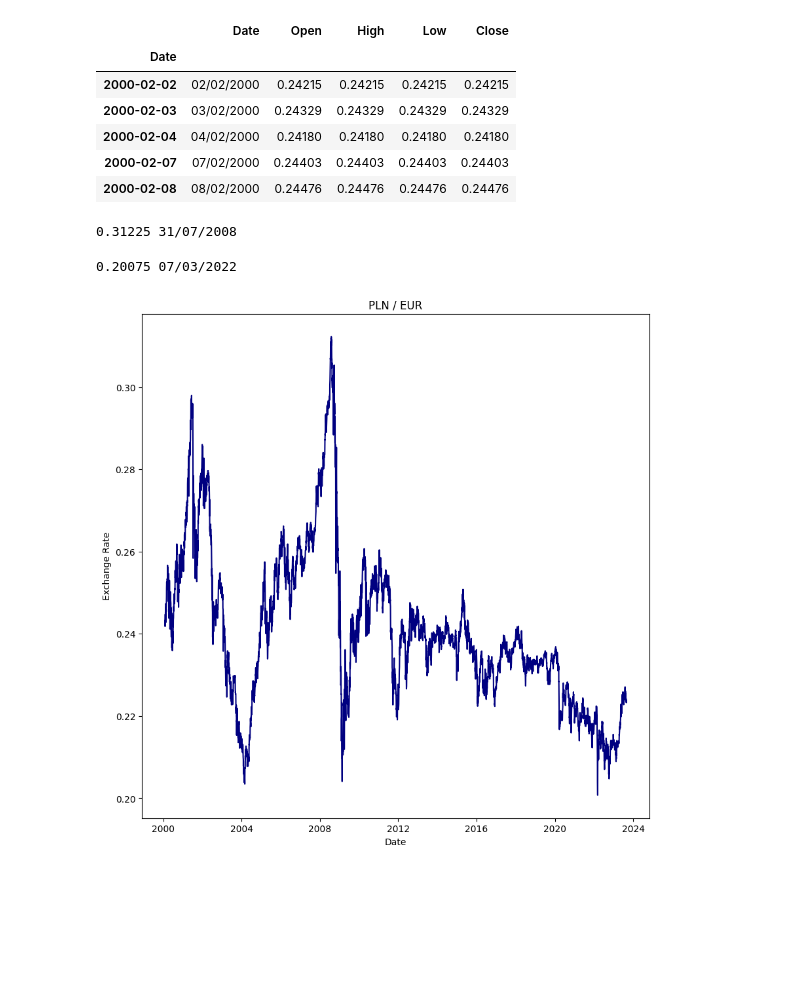
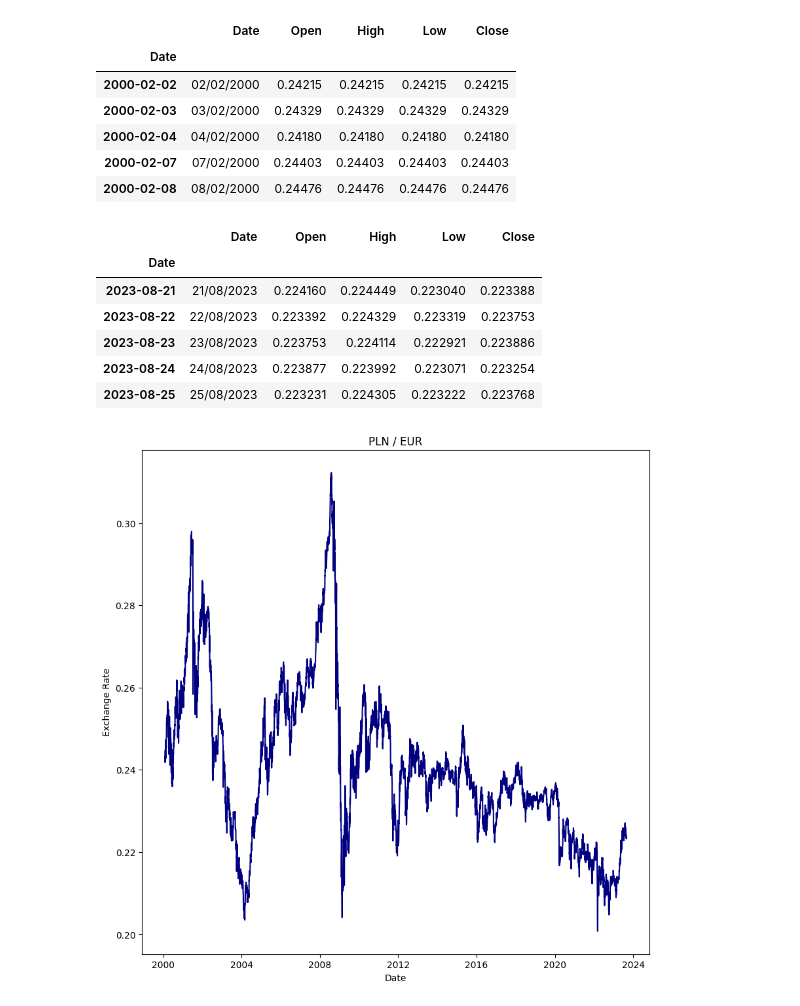
Before and after one commit to ElizaBaldys/PLN-EUR-exchange-rate, a Jupyter notebook: Untitled.ipynb, the cells around one changed output. Saved outputs shown, nothing was run; the diff lists cells and outputs as text; code cells hidden in the pictures; blank space fills up the shorter version.

```diff
--- a/Untitled.ipynb
+++ b/Untitled.ipynb
@@ -19,17 +21,13 @@ pln.head()
 | 2000-02-04 | 04/02/2000 | 0.24180 | 0.24180 | 0.24180 | 0.24180 |
 | 2000-02-07 | 07/02/2000 | 0.24403 | 0.24403 | 0.24403 | 0.24403 |
 | 2000-02-08 | 08/02/2000 | 0.24476 | 0.24476 | 0.24476 | 0.24476 |
-# %%
-max_pln = pln['Close'].max()
-selected_row = pln[pln['Close'] == max_pln]
-max_pln_date = selected_row['Date'].values[0]
-print(max_pln , max_pln_date )
-# %% [output]
-0.31225 31/07/2008
-# %%
-min_pln = pln['Close'].min()
-selected_row = pln[pln['Close'] == min_pln]
-min_pln_date = selected_row['Date'].values[0]
-print(min_pln , min_pln_date )
-# %% [output]
-0.20075 07/03/2022
+# %%
+pln.tail()
+# %% [output]
+|  | Date | Open | High | Low | Close |
+| Date |  |  |  |  |  |
+| 2023-08-21 | 21/08/2023 | 0.224160 | 0.224449 | 0.223040 | 0.223388 |
+| 2023-08-22 | 22/08/2023 | 0.223392 | 0.224329 | 0.223319 | 0.223753 |
+| 2023-08-23 | 23/08/2023 | 0.223753 | 0.224114 | 0.222921 | 0.223886 |
+| 2023-08-24 | 24/08/2023 | 0.223877 | 0.223992 | 0.223071 | 0.223254 |
+| 2023-08-25 | 25/08/2023 | 0.223231 | 0.224305 | 0.223222 | 0.223768 |
```
Also changed, not shown: parts of 6 cells of this notebook.
